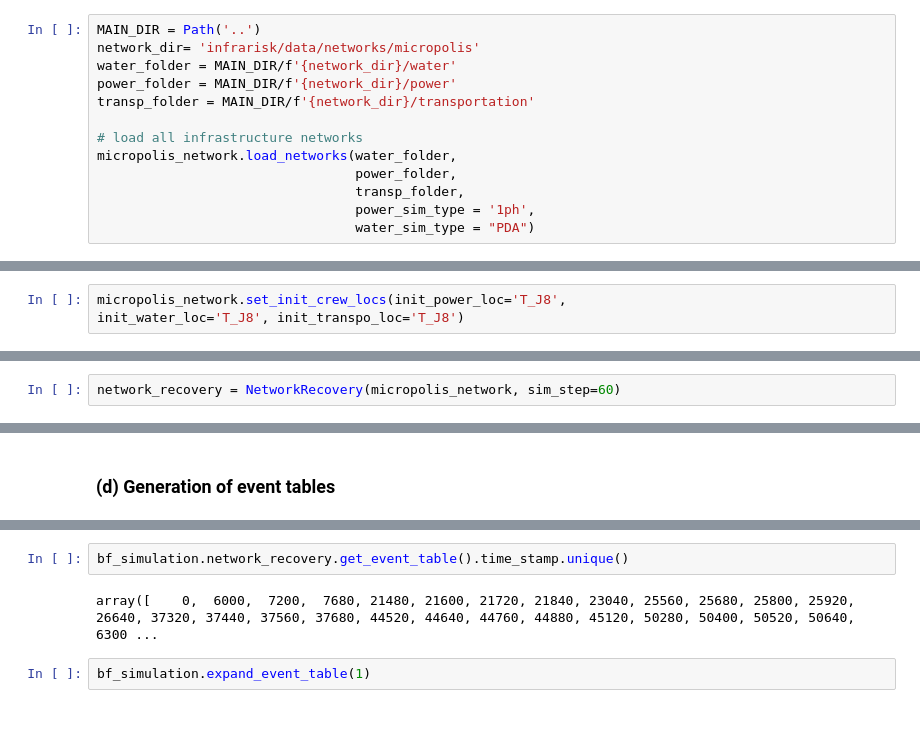
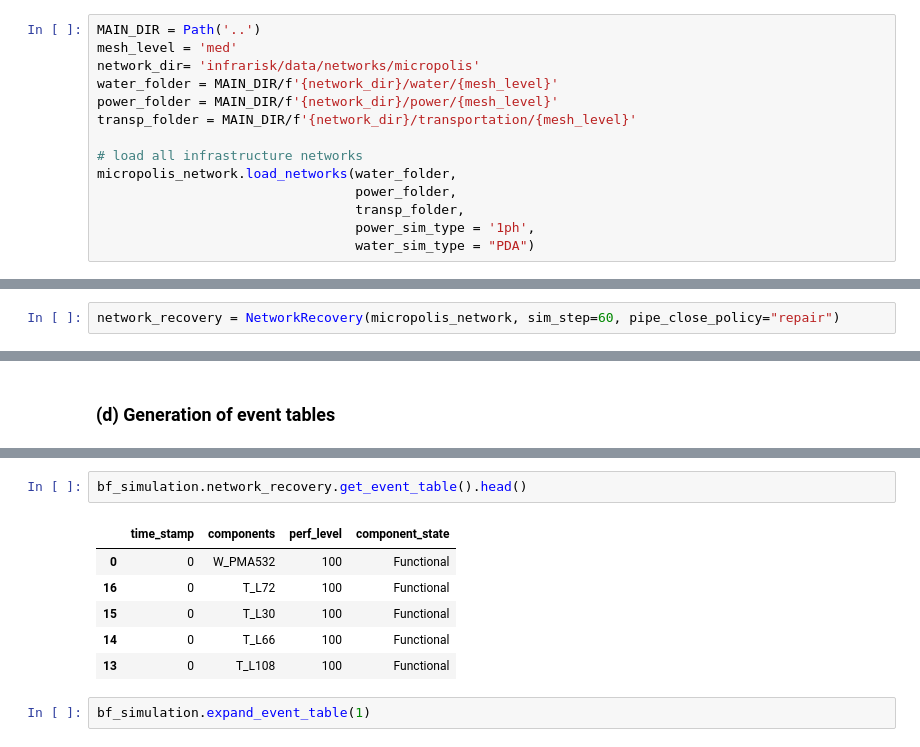
Before and after one commit to srijithbalakrishnan/dreaminsg-integrated-model, a Jupyter notebook: notebooks/demo_no_optimization_micropolis.ipynb, the cells around one changed output, grey strips where cells are left out. Drawn from its saved outputs; the diff is of its cells as text; blank space fills up the shorter version.

Commit message:
Update - multicrew network variations

```diff
--- a/notebooks/demo_no_optimization_micropolis.ipynb
+++ b/notebooks/demo_no_optimization_micropolis.ipynb
@@ -47,10 +50,11 @@ Three different models are used:
 - Transportation network using static traffic assignment package developed by Dr. Stephen Boyles (University of Texas at Austin)
 # %%
 MAIN_DIR = Path('..')
+mesh_level = 'med'
 network_dir= 'infrarisk/data/networks/micropolis'
-water_folder = MAIN_DIR/f'{network_dir}/water'
-power_folder = MAIN_DIR/f'{network_dir}/power'
-transp_folder = MAIN_DIR/f'{network_dir}/transportation'
+water_folder = MAIN_DIR/f'{network_dir}/water/{mesh_level}'
+power_folder = MAIN_DIR/f'{network_dir}/power/{mesh_level}'
+transp_folder = MAIN_DIR/f'{network_dir}/transportation/{mesh_level}'
 
 # load all infrastructure networks
 micropolis_network.load_networks(water_folder,
@@ -127,3 +147,0 @@ micropolis_network.pipe_leak_node_generator()
-# %%
-micropolis_network.set_init_crew_locs(init_power_loc='T_J8',
-init_water_loc='T_J8', init_transpo_loc='T_J8')
@@ -131,7 +160,7 @@ init_water_loc='T_J8', init_transpo_loc='T_J8')
 ## Simulation of interdependent effects using a test scenario
 ### (a) Create NetworkRecovery
 # %%
-network_recovery = NetworkRecovery(micropolis_network, sim_step=60)
+network_recovery = NetworkRecovery(micropolis_network, sim_step=60, pipe_close_policy="repair")
 # %% [markdown]
 ### (b) Create a simulation object
 # %%
@@ -191,7 +222,12 @@ bf_simulation.network_recovery.event_table(5)
 # %%
-bf_simulation.network_recovery.get_event_table().time_stamp.unique()
+bf_simulation.network_recovery.get_event_table().head()
 # %% [output]
-array([    0,  6000,  7200,  7680, 21480, 21600, 21720, 21840, 23040, 25560, 25680, 25800, 25920, 26640, 37320, 37440, 37560, 37680, 44520, 44640, 44760, 44880, 45120, 50280, 50400, 50520, 50640, 6300 ...
+|  | time_stamp | components | perf_level | component_state |
+| 0 | 0 | W_PMA532 | 100 | Functional |
+| 16 | 0 | T_L72 | 100 | Functional |
+| 15 | 0 | T_L30 | 100 | Functional |
+| 14 | 0 | T_L66 | 100 | Functional |
+| 13 | 0 | T_L108 | 100 | Functional |
 # %%
 bf_simulation.expand_event_table(1)
 # %% [markdown]
```
Also changed, not shown: parts of 14 cells of this notebook, 54 other files.
